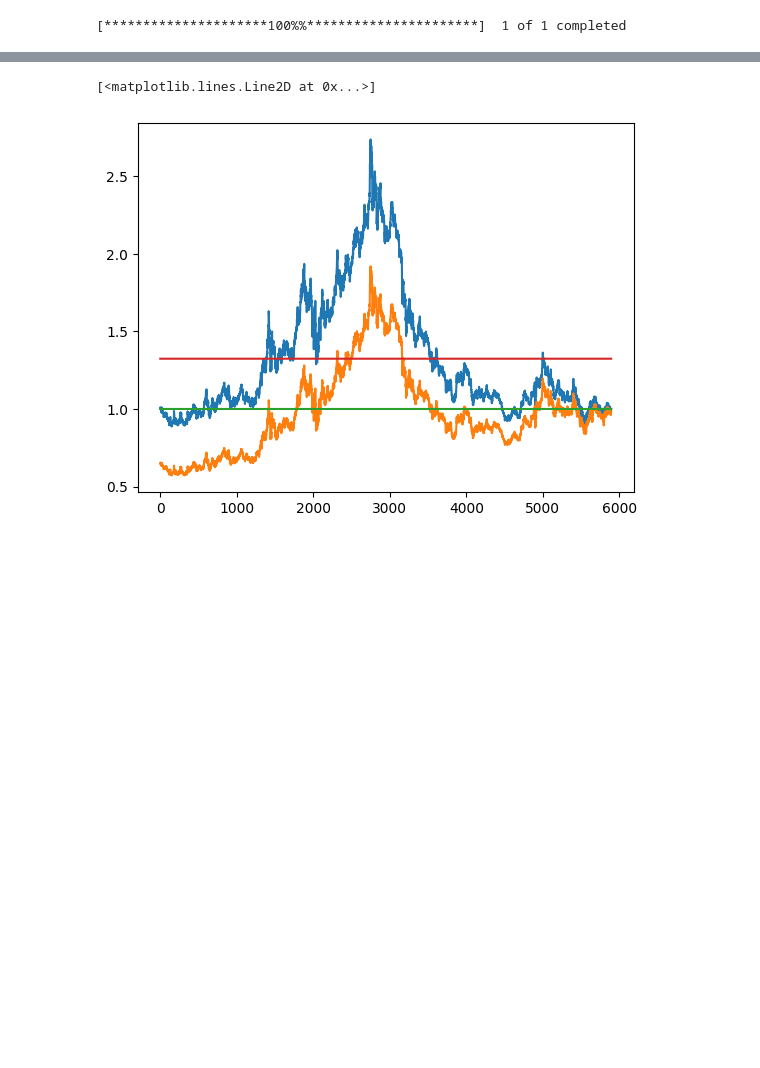
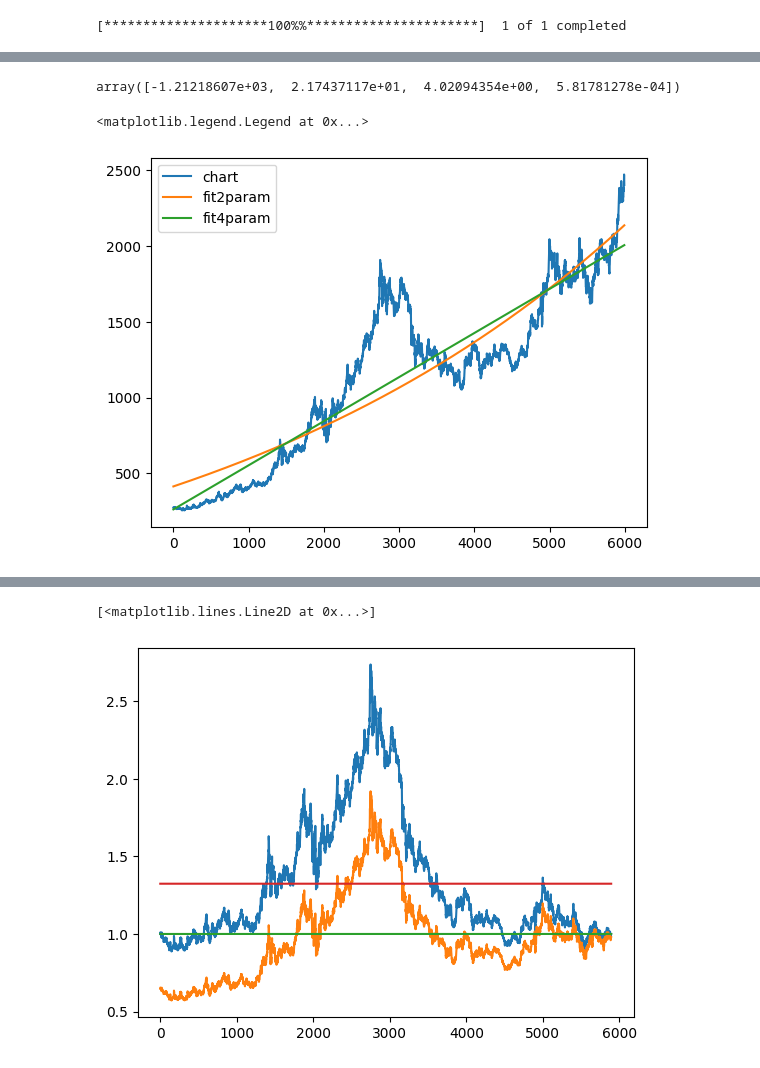
Before and after one commit to bahram3000/all_project, a Jupyter notebook: clean_project/pre_test_my_pakage_func.ipynb, the cells around one changed output, grey strips where cells are left out. Saved outputs shown, nothing was run; the diff lists cells and outputs as text; code cells hidden in the pictures; blank space fills up the shorter version.

```diff
--- a/clean_project/pre_test_my_pakage_func.ipynb
+++ b/clean_project/pre_test_my_pakage_func.ipynb
@@ -677,0 +687,23 @@ plt.plot(curve_exp_fit)
+# %%
+def exp_2(x, a_, b_, c_, d_):
+    return a_ + b_ * numpy.exp(c_ + d_ * x)
+
+
+cf2 = curve_fit(exp_2, xdata=[i / len(b["Open"]) for i in range(len(b['Open']))],
+                ydata=b1['Open'].values / numpy.max(b1['Open']), p0=[cf[0][0], cf[0][1], 0, 1], maxfev=100000)
+# %%
+cf2[0]
+# %% [output]
+array([-1.21218607e+03,  2.17437117e+01,  4.02094354e+00,  5.81781278e-04])
+# %%
+curve_exp_fit2 = numpy.array(
+    [exp_2(i / len(b1.Open), cf2[0][0], cf2[0][1], cf2[0][2], cf2[0][3]) * numpy.max(b1.Open) for i in
+     range(len(b1.Open))])
+# %%
+plt.plot(b1['Open'])
+plt.plot(curve_exp_fit)
+plt.plot(curve_exp_fit2)
+plt.legend(['chart', 'fit2param', 'fit4param'])
+# %% [output]
+<matplotlib.legend.Legend at 0x...>
+[figure, added]
```
Also changed, not shown: parts of 84 cells of this notebook, 1 other file.
